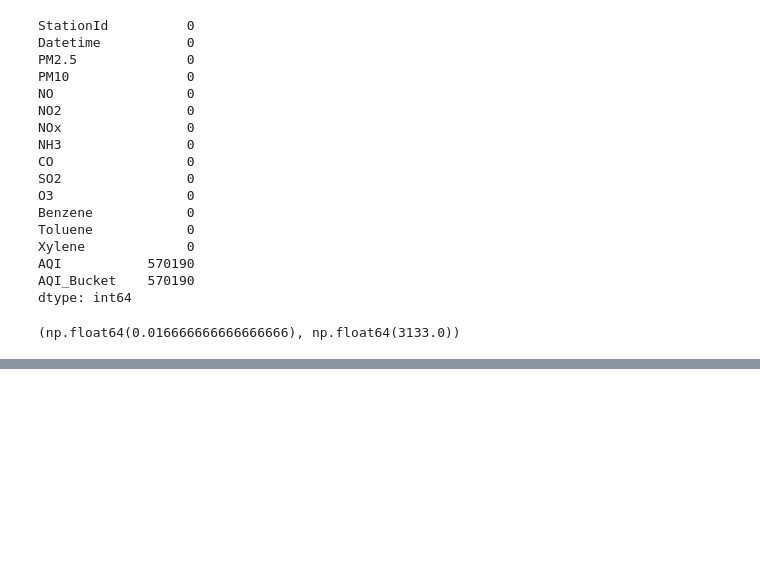
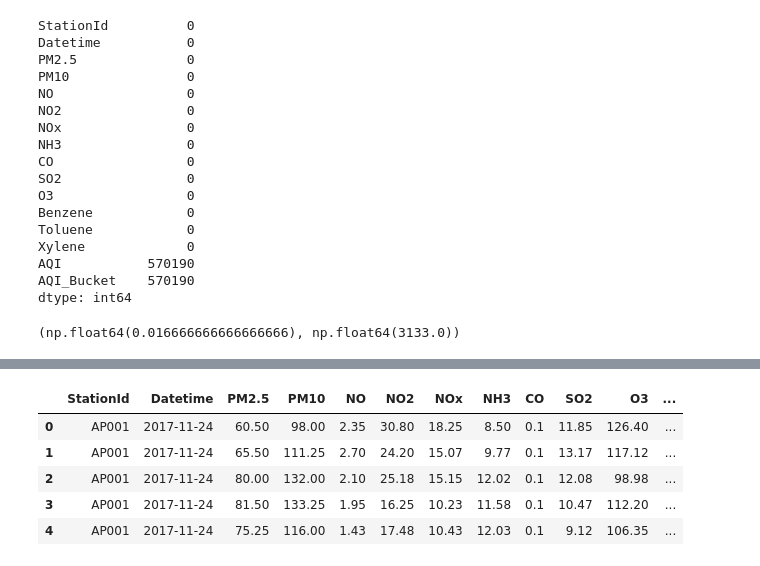
Before and after one commit to NikhilNikhare151/Air_Qualiy_Index, a Jupyter notebook: myproject.ipynb, the cells around one changed output, grey strips where cells are left out. Cells and saved outputs as stored; diff of their text form; code cells hidden in the pictures; blank space fills up the shorter version.

```diff
--- a/myproject.ipynb
+++ b/myproject.ipynb
@@ -143,0 +150,9 @@ df.sample(10)
+# %%
+df.head()
+# %% [output]
+|  | StationId | Datetime | PM2.5 | PM10 | NO | NO2 | NOx | NH3 | CO | SO2 | O3 | ... |
+| 0 | AP001 | 2017-11-24 | 60.50 | 98.00 | 2.35 | 30.80 | 18.25 | 8.50 | 0.1 | 11.85 | 126.40 | ... |
+| 1 | AP001 | 2017-11-24 | 65.50 | 111.25 | 2.70 | 24.20 | 15.07 | 9.77 | 0.1 | 13.17 | 117.12 | ... |
+| 2 | AP001 | 2017-11-24 | 80.00 | 132.00 | 2.10 | 25.18 | 15.15 | 12.02 | 0.1 | 12.08 | 98.98 | ... |
+| 3 | AP001 | 2017-11-24 | 81.50 | 133.25 | 1.95 | 16.25 | 10.23 | 11.58 | 0.1 | 10.47 | 112.20 | ... |
+| 4 | AP001 | 2017-11-24 | 75.25 | 116.00 | 1.43 | 17.48 | 10.43 | 12.03 | 0.1 | 9.12 | 106.35 | ... |
```
Also changed, not shown: parts of 15 cells of this notebook.
